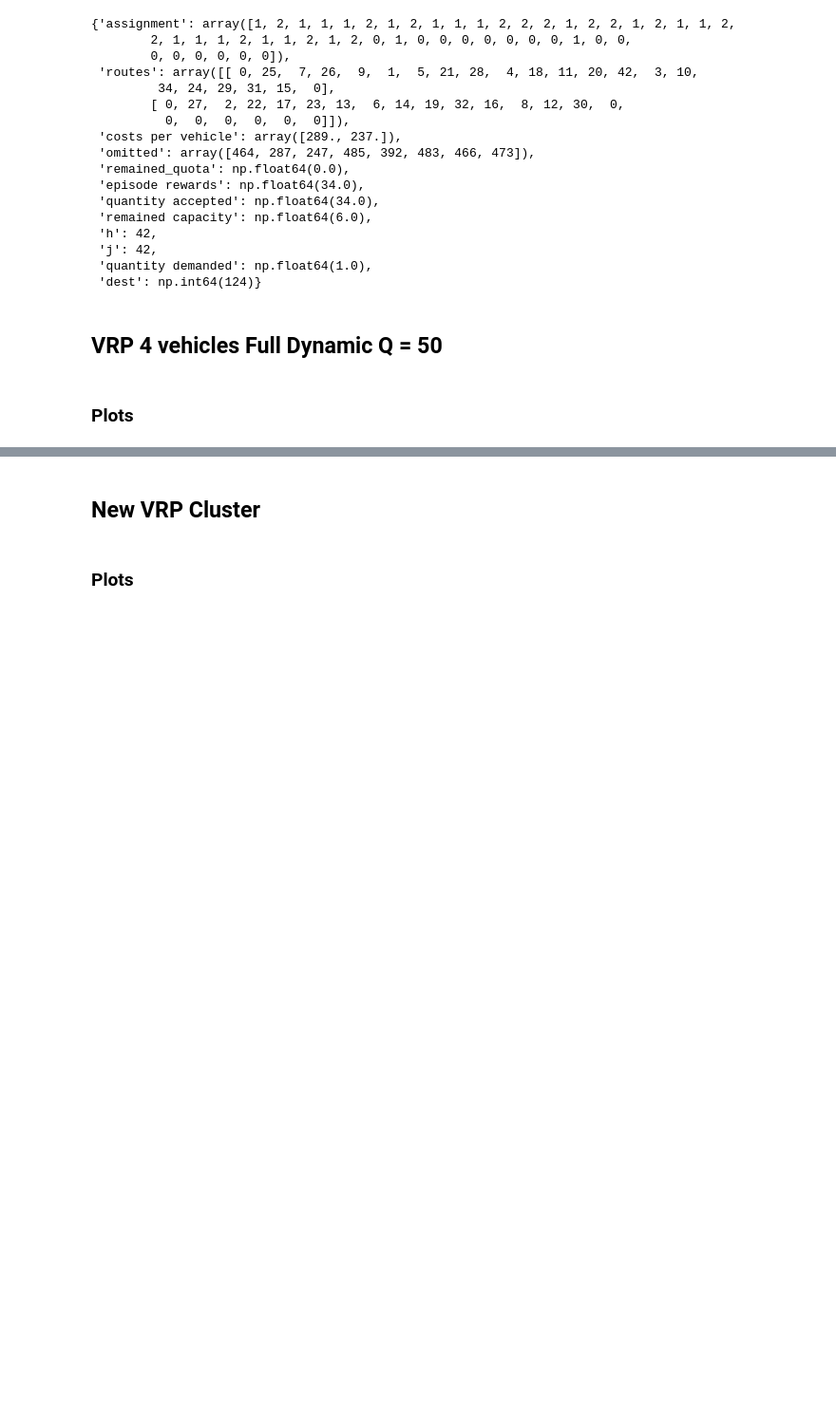
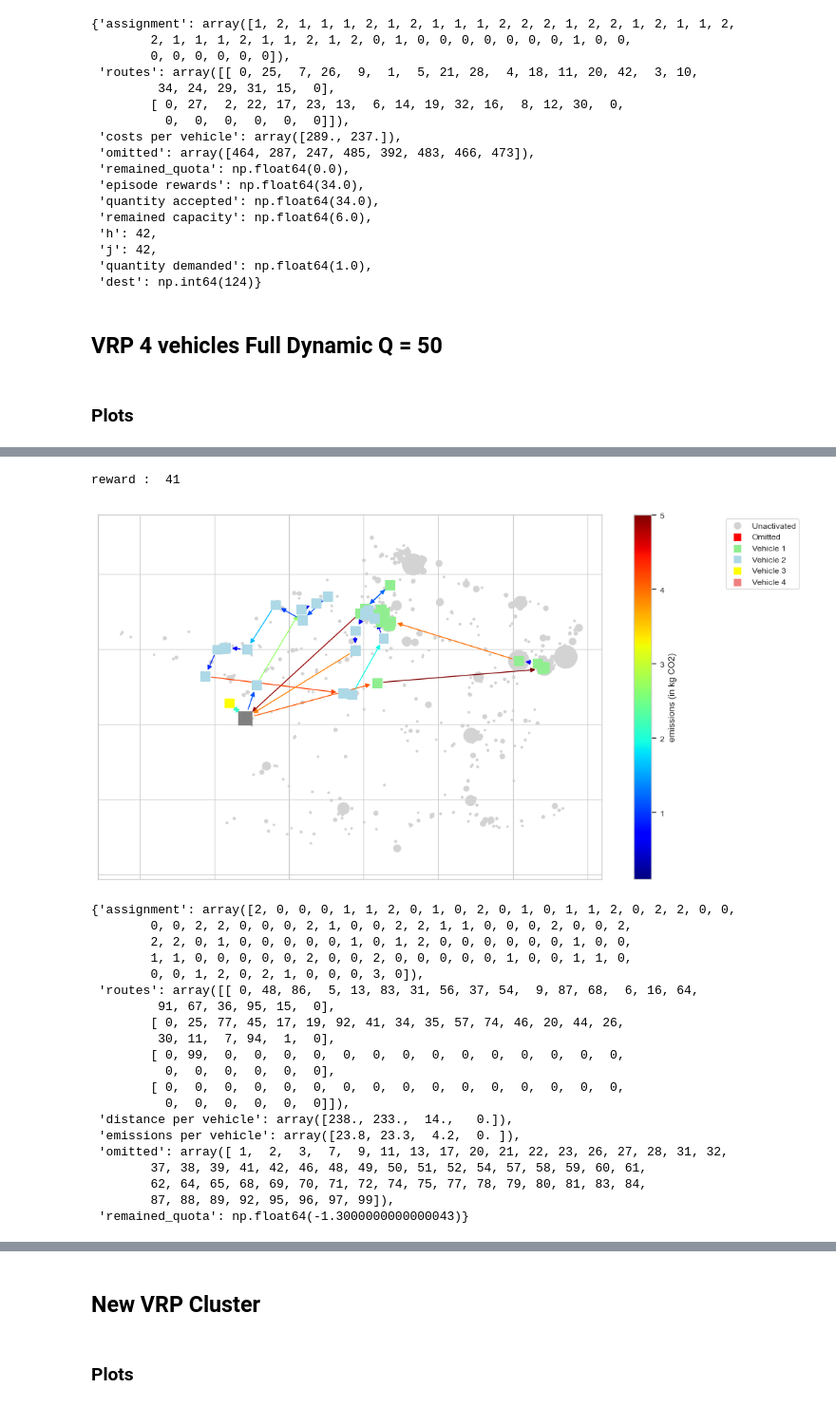
Before and after one commit to Farid-Najar/DynamicQVRP, a Jupyter notebook: results.ipynb, the cells around one changed output, grey strips where cells are left out. Shown at 95% size. Drawn from its saved outputs; the diff is of its cells as text; code cells hidden in the pictures; blank space fills up the shorter version.

```diff
--- a/results.ipynb
+++ b/results.ipynb
@@ -545,0 +663,37 @@ plot(data, total_cap=env_configs["vehicle_capacity"]*4)
+# %%
+env.reset(scenario)
+i = 0
+
+env.assignment, env.routes, env.info = env.offline_solution()
+# for i in range(len(res_offline['actions'][scenario])):
+#     o, _, d, trun, info = env.step(res_offline['actions'][scenario][i])
+#     i+=1
+#     if d or trun:
+#         break
+
+print("reward : ", np.sum(env.assignment.astype(bool)))
+env.render(display_current_node=False)
+env.info
+# %% [output]
+reward :  41
+[figure, added]
+{'assignment': array([2, 0, 0, 0, 1, 1, 2, 0, 1, 0, 2, 0, 1, 0, 1, 1, 2, 0, 2, 2, 0, 0,
+        0, 0, 2, 2, 0, 0, 0, 2, 1, 0, 0, 2, 2, 1, 1, 0, 0, 0, 2, 0, 0, 2,
+        2, 2, 0, 1, 0, 0, 0, 0, 0, 1, 0, 1, 2, 0, 0, 0, 0, 0, 0, 1, 0, 0,
+        1, 1, 0, 0, 0, 0, 0, 2, 0, 0, 2, 0, 0, 0, 0, 0, 1, 0, 0, 1, 1, 0,
+        0, 0, 1, 2, 0, 2, 1, 0, 0, 0, 3, 0]),
+ 'routes': array([[ 0, 48, 86,  5, 13, 83, 31, 56, 37, 54,  9, 87, 68,  6, 16, 64,
+         91, 67, 36, 95, 15,  0],
+        [ 0, 25, 77, 45, 17, 19, 92, 41, 34, 35, 57, 74, 46, 20, 44, 26,
+         30, 11,  7, 94,  1,  0],
+        [ 0, 99,  0,  0,  0,  0,  0,  0,  0,  0,  0,  0,  0,  0,  0,  0,
+          0,  0,  0,  0,  0,  0],
+        [ 0,  0,  0,  0,  0,  0,  0,  0,  0,  0,  0,  0,  0,  0,  0,  0,
+          0,  0,  0,  0,  0,  0]]),
+ 'distance per vehicle': array([238., 233.,  14.,   0.]),
+ 'emissions per vehicle': array([23.8, 23.3,  4.2,  0. ]),
+ 'omitted': array([ 1,  2,  3,  7,  9, 11, 13, 17, 20, 21, 22, 23, 26, 27, 28, 31, 32,
+        37, 38, 39, 41, 42, 46, 48, 49, 50, 51, 52, 54, 57, 58, 59, 60, 61,
+        62, 64, 65, 68, 69, 70, 71, 72, 74, 75, 77, 78, 79, 80, 81, 83, 84,
+        87, 88, 89, 92, 95, 96, 97, 99]),
+ 'remained_quota': np.float64(-1.3000000000000043)}
```
Also changed, not shown: parts of 14 cells of this notebook, 28 other files.
